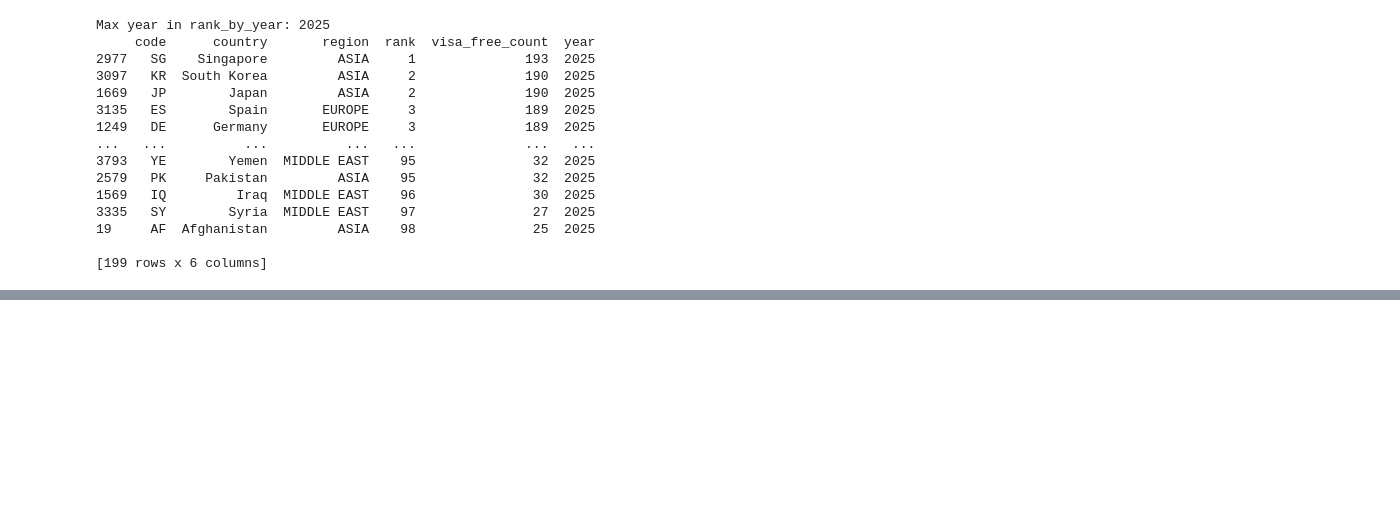
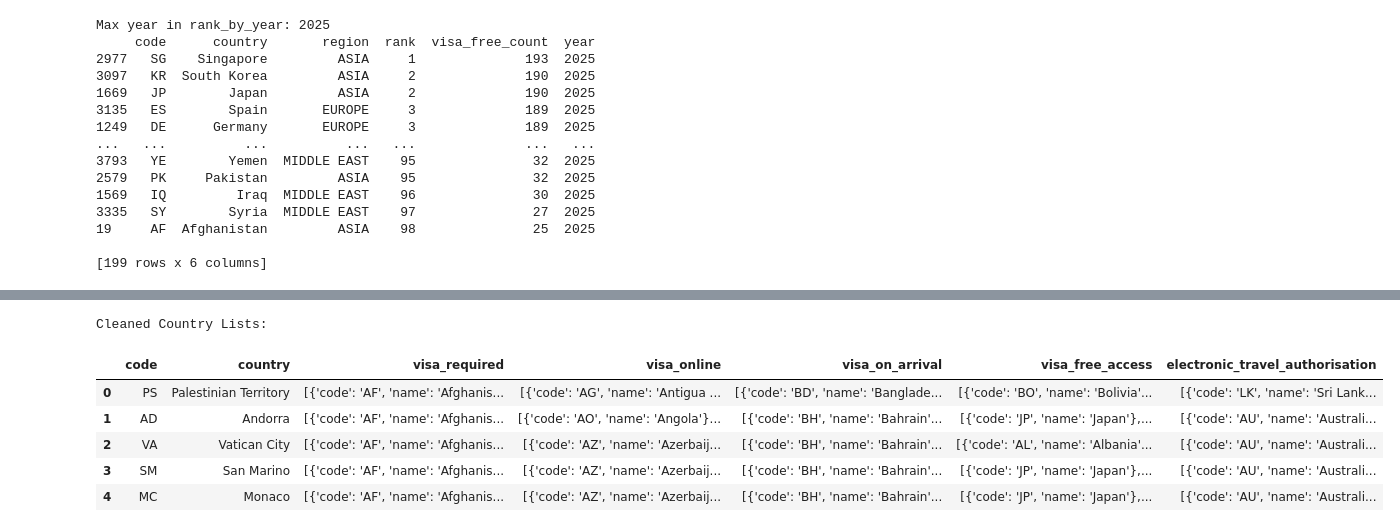
Before and after one commit to Deadpigg/dsa2101project, a Jupyter notebook: project.ipynb, the cells around one changed output, grey strips where cells are left out. Saved outputs shown, nothing was run; the diff lists cells and outputs as text; code cells hidden in the pictures; blank space fills up the shorter version.

```diff
--- a/project.ipynb
+++ b/project.ipynb
@@ -83,3 +83,43 @@ Country Lists:
 | 2 | VA | Vatican City | [[{"code":"AF","name":"Afghanista... | [[{"code":"AZ","name":"Azerbaijan... | [[{"code":"BH","name":"Bahrain"},... | [[{"code":"AL","name":"Albania"},... | [[{"code":"AU","name":"Australia"... |
 | 3 | SM | San Marino | [[{"code":"AF","name":"Afghanista... | [[{"code":"AZ","name":"Azerbaijan... | [[{"code":"BH","name":"Bahrain"},... | [[{"code":"JP","name":"Japan"},{"... | [[{"code":"AU","name":"Australia"... |
 | 4 | MC | Monaco | [[{"code":"AF","name":"Afghanista... | [[{"code":"AZ","name":"Azerbaijan... | [[{"code":"BH","name":"Bahrain"},... | [[{"code":"JP","name":"Japan"},{"... | [[{"code":"AU","name":"Australia"... |
+# %%
+json_cols = [
+    'visa_required',
+    'visa_online',
+    'visa_on_arrival',
+    'visa_free_access',
+    'electronic_travel_authorisation'
+]
+
+import json
+
+def clean_json_field(text):
+    """Convert the messy stringified JSON fields into clean Python lists of dicts."""
+    if pd.isna(text):
+        return []
+    try:
+        data = json.loads(text)
+        # Many fields are [[{...}]] — unwrap the extra list
+        if isinstance(data, list) and len(data) == 1 and isinstance(data[0], list):
+            data = data[0]
+        return data
+    except Exception as e:
+        # Optional: print which rows failed to parse
+        # print("Error parsing:", text[:80], e)
+        return []
+
+for col in json_cols:
+    country_lists[col] = country_lists[col].apply(clean_json_field)
+
+# Quick check
+print("Cleaned Country Lists:")
+country_lists.head()
+# %% [output]
+Cleaned Country Lists:
+|  | code | country | visa_required | visa_online | visa_on_arrival | visa_free_access | electronic_travel_authorisation |
+| 0 | PS | Palestinian Territory | [{'code': 'AF', 'name': 'Afghanis... | [{'code': 'AG', 'name': 'Antigua ... | [{'code': 'BD', 'name': 'Banglade... | [{'code': 'BO', 'name': 'Bolivia'... | [{'code': 'LK', 'name': 'Sri Lank... |
+| 1 | AD | Andorra | [{'code': 'AF', 'name': 'Afghanis... | [{'code': 'AO', 'name': 'Angola'}... | [{'code': 'BH', 'name': 'Bahrain'... | [{'code': 'JP', 'name': 'Japan'},... | [{'code': 'AU', 'name': 'Australi... |
+| 2 | VA | Vatican City | [{'code': 'AF', 'name': 'Afghanis... | [{'code': 'AZ', 'name': 'Azerbaij... | [{'code': 'BH', 'name': 'Bahrain'... | [{'code': 'AL', 'name': 'Albania'... | [{'code': 'AU', 'name': 'Australi... |
+| 3 | SM | San Marino | [{'code': 'AF', 'name': 'Afghanis... | [{'code': 'AZ', 'name': 'Azerbaij... | [{'code': 'BH', 'name': 'Bahrain'... | [{'code': 'JP', 'name': 'Japan'},... | [{'code': 'AU', 'name': 'Australi... |
+| 4 | MC | Monaco | [{'code': 'AF', 'name': 'Afghanis... | [{'code': 'AZ', 'name': 'Azerbaij... | [{'code': 'BH', 'name': 'Bahrain'... | [{'code': 'JP', 'name': 'Japan'},... | [{'code': 'AU', 'name': 'Australi... |
```
Also changed, not shown: parts of 4 cells of this notebook.
